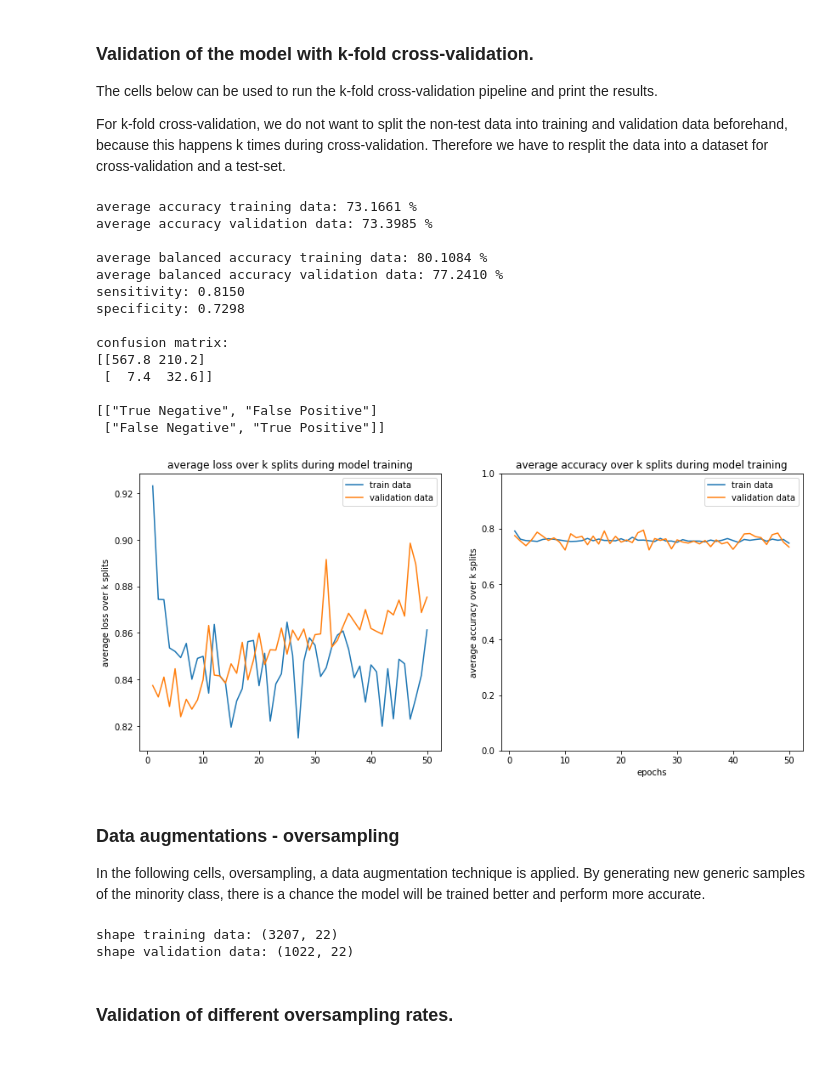
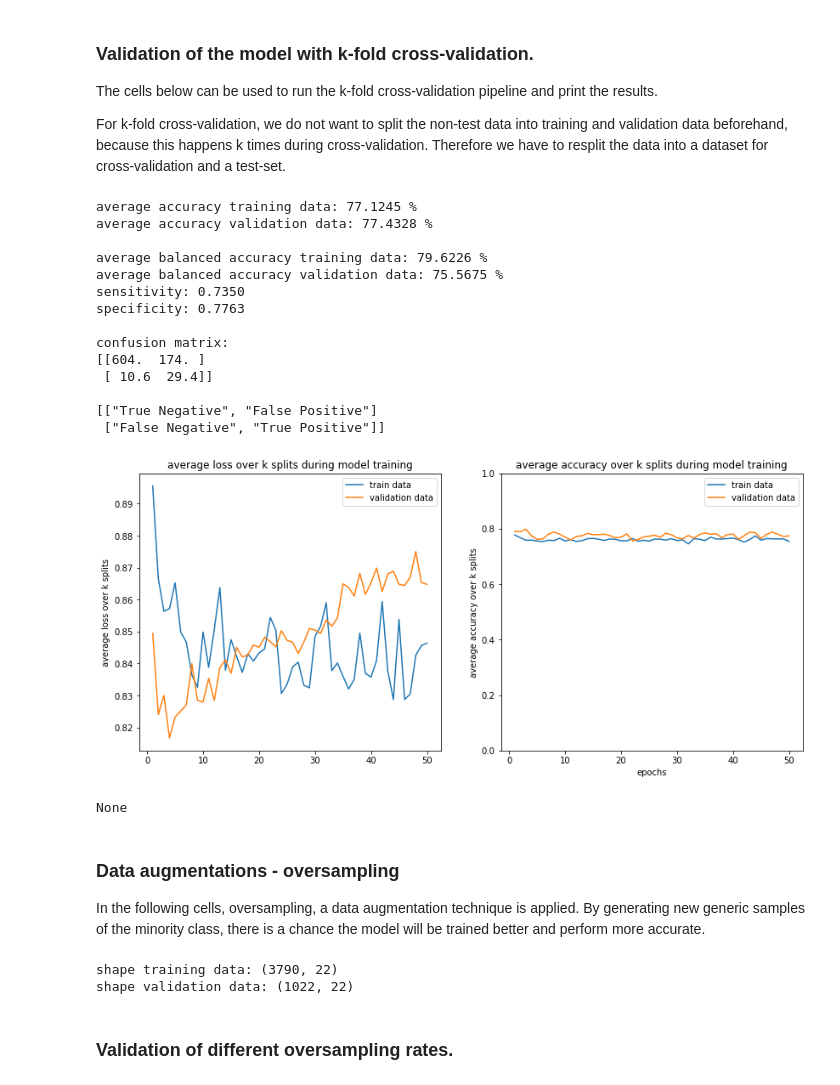
Before and after one commit to koenc100/Project-AI-minor, a Jupyter notebook: code/deep neural network - optimized model.ipynb, the cells around one changed output. Cells and saved outputs as stored; diff of their text form; code cells hidden in the pictures.

Commit message:
optimized model adjusted

```diff
--- a/code/deep neural network - optimized model.ipynb
+++ b/code/deep neural network - optimized model.ipynb
@@ -453,6 +454,6 @@ For k-fold cross-validation, we do not want to split the non-test data into trai
 # %%
 # Create model
-model = get_model(X, hidden_layers=2, nodes=[25, 25], dropout_rate=[0.1, 0.1])
+model = get_model(X, hidden_layers=2, nodes=[25, 25], activation='relu', dropout_rate=[0.1, 0.1])
 
 # Number of training epochs.
 epochs = 50
@@ -465,7 +466,7 @@ metrics, history = k_fold_validation(np.array(X), np.array(y), model, k = 5, bat
 avg_loss_over_epochs, avg_acc_over_epochs, avg_loss_over_epochs_val, avg_acc_over_epochs_val = history
 avg_acc_train, avg_bal_acc_train, avg_acc_val, avg_bal_acc_val, avg_sens, avg_spec, conmat = metrics
 # %%
-#  Print metrics
+####  Print metrics
 
 print(f'average accuracy training data: {avg_acc_train*100:.4f} %')
 print(f'average accuracy validation data: {avg_acc_val*100:.4f} % \n')
@@ -481,43 +482,44 @@ print('[["True Negative", "False Positive"] \n ["False Negative", "True Positive
 # Plot the loss and accuracy during learning of the model, averaged over k splits using cross-validation
 fig, axs = plt.subplots(1, 2, figsize = (14, 6))
 fig.figsize = (10, 8)
 
 # Get the number of epochs for horizontal axis.
 epochs = len(avg_loss_over_epochs)
 x = range(1, epochs + 1)
 
 # Plot the average loss for each epoch
 axs[0].plot(x, avg_loss_over_epochs)
 axs[0].plot(x, avg_loss_over_epochs_val)
 axs[0].set_title('average loss over k splits during model training')
 axs[0].set_ylabel('average loss over k splits')
 axs[0].legend(['train data', 'validation data'], loc='upper right')
 
 # Plot average accuracy of train and validation data for each epoch
 axs[1].plot(x, avg_acc_over_epochs)
 axs[1].plot(x, avg_acc_over_epochs_val)
 axs[1].set_title('average accuracy over k splits during model training')
 axs[1].set_xlabel('epochs')
 axs[1].set_ylabel('average accuracy over k splits')
 axs[1].legend(['train data', 'validation data'], loc='upper right')
 axs[1].set_ylim([0,1])
-plt.show()
+display(plt.show())
 # %% [output]
-average accuracy training data: 73.1661 %
-average accuracy validation data: 73.3985 %
+average accuracy training data: 77.1245 %
+average accuracy validation data: 77.4328 %
 
-average balanced accuracy training data: 80.1084 %
-average balanced accuracy validation data: 77.2410 %
-sensitivity: 0.8150
-specificity: 0.7298
+average balanced accuracy training data: 79.6226 %
+average balanced accuracy validation data: 75.5675 %
+sensitivity: 0.7350
+specificity: 0.7763
 
 confusion matrix:
-[[567.8 210.2]
- [  7.4  32.6]]
+[[604.  174. ]
+ [ 10.6  29.4]]
 
 [["True Negative", "False Positive"]
  ["False Negative", "True Positive"]]
-[figure, old version]
+[figure, new version]
+None
 # %% [markdown]
 ### Data augmentations - oversampling
 
@@ -534,14 +536,14 @@ data['heart_disease'].replace(to_replace = (0, 1), value = ('healthy', 'heart di
 train_data, test_data, val_data, train_labels, test_labels, val_labels = split_data(data, split_size=(0.6, 0.2, 0.2))
 # %%
 # Unpack the smote_loop
-list_data, list_labels, list_ratio = smote_loop(train_data, train_labels, 0.1, 0.96, 0.05)
+list_data, list_labels, list_ratio = smote_loop(train_data, train_labels, 0.3, 0.4, 0.1)
 
 print('shape training data:', list_data[0].shape)
 
 # One-hot encode two columns of the validation data
 val_data = one_hot_encode(val_data)
 
-print('shape validation data:', val_data.shape)
+print('shape validation data:', val_data.shap
 # %% [output]
-shape training data: (3207, 22)
+shape training data: (3790, 22)
 shape validation data: (1022, 22)
```
Also changed, not shown: parts of 14 cells of this notebook, 6 other files.
